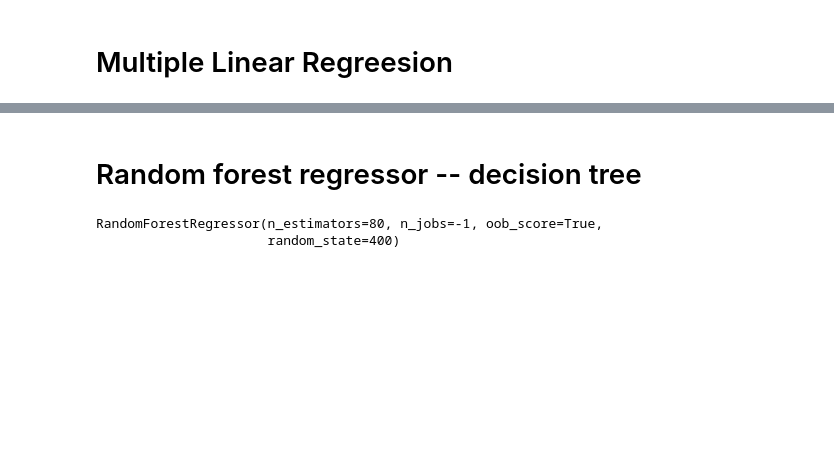
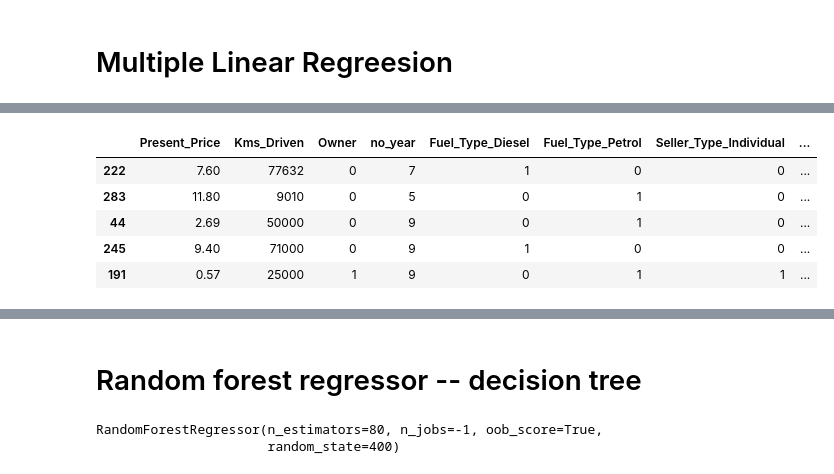
Before and after one commit to ayushjain9/Car_Selling_Prediction, a Jupyter notebook: Car_FE.ipynb, the cells around one changed output, grey strips where cells are left out. Cells and saved outputs as stored; diff of their text form; code cells hidden in the pictures; blank space fills up the shorter version.

```diff
--- a/Car_FE.ipynb
+++ b/Car_FE.ipynb
@@ -247,0 +272,9 @@ X_train, X_test, y_train, y_test = train_test_split(X, y, test_size=0.3, random_
+# %%
+X_train.head()
+# %% [output]
+|  | Present_Price | Kms_Driven | Owner | no_year | Fuel_Type_Diesel | Fuel_Type_Petrol | Seller_Type_Individual | ... |
+| 222 | 7.60 | 77632 | 0 | 7 | 1 | 0 | 0 | ... |
+| 283 | 11.80 | 9010 | 0 | 5 | 0 | 1 | 0 | ... |
+| 44 | 2.69 | 50000 | 0 | 9 | 0 | 1 | 0 | ... |
+| 245 | 9.40 | 71000 | 0 | 9 | 1 | 0 | 0 | ... |
+| 191 | 0.57 | 25000 | 1 | 9 | 0 | 1 | 1 | ... |
```
Also changed, not shown: parts of 20 cells of this notebook, 3 other files.
